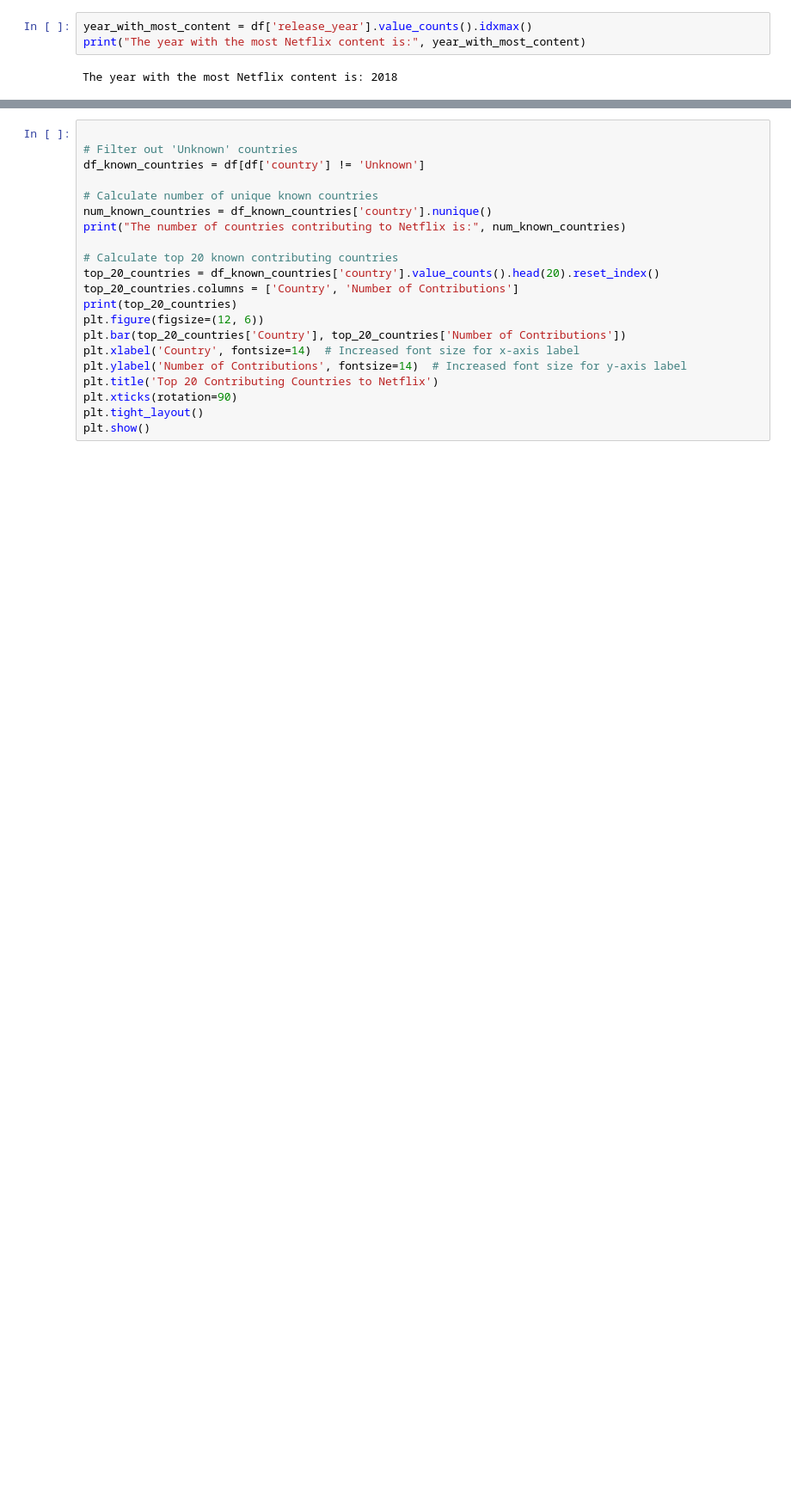
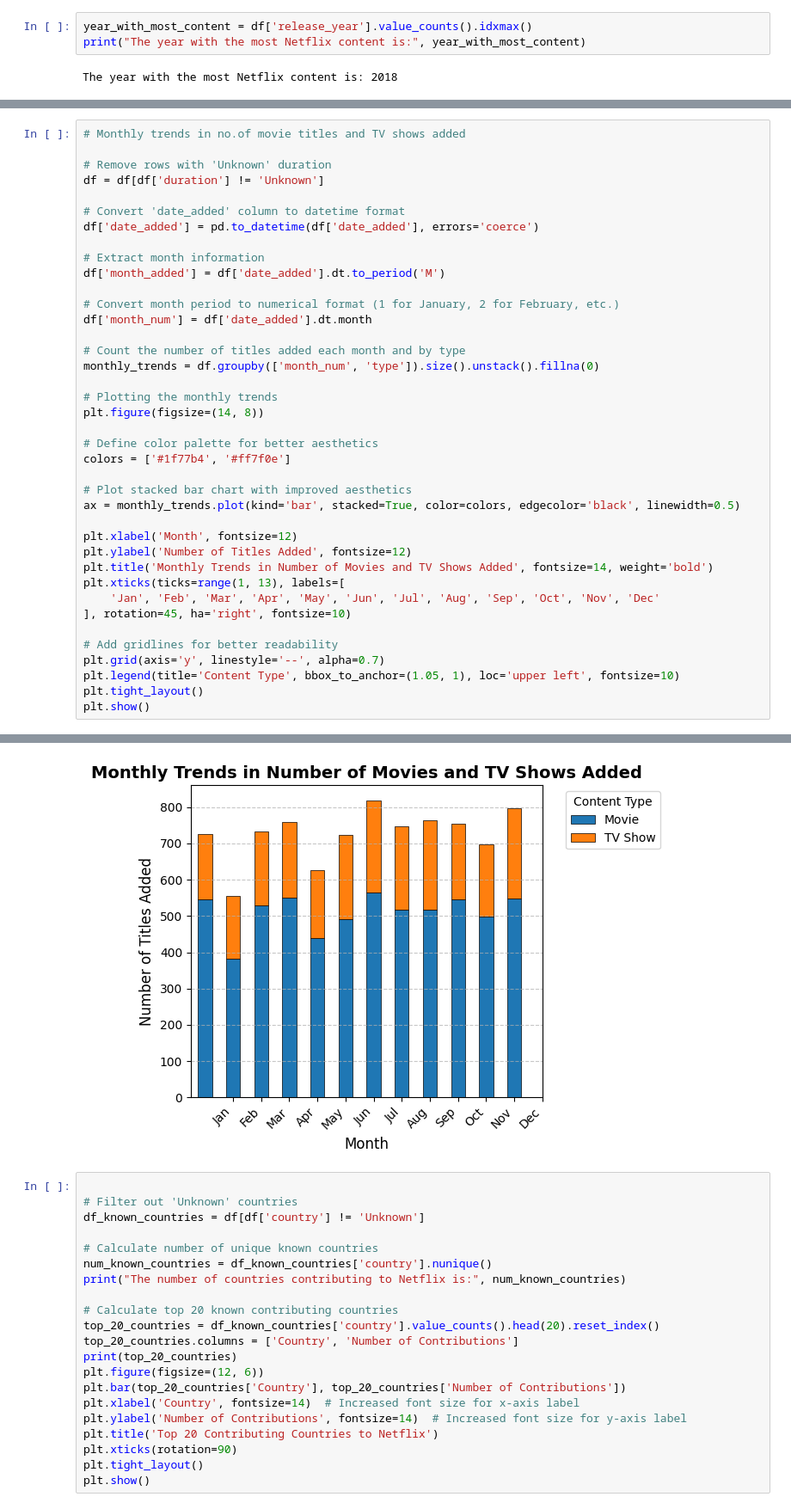
Before and after one commit to lalitha-hari/analysis, a Jupyter notebook: netflix_analysis/analysis.ipynb, the cells around one changed output, grey strips where cells are left out. Shown: that part at 86% size. Drawn from its saved outputs; the diff is of its cells as text; blank space fills up the shorter version.

```diff
--- a/netflix_analysis/analysis.ipynb
+++ b/netflix_analysis/analysis.ipynb
@@ -201,3 +201,43 @@ release_year
 2024       1
 Name: count, Length: 75, dtype: int64
 [figure]
+# %%
+# Monthly trends in no.of movie titles and TV shows added
+
+# Remove rows with 'Unknown' duration
+df = df[df['duration'] != 'Unknown']
+
+# Convert 'date_added' column to datetime format
+df['date_added'] = pd.to_datetime(df['date_added'], errors='coerce')
+
+# Extract month information
+df['month_added'] = df['date_added'].dt.to_period('M')
+
+# Convert month period to numerical format (1 for January, 2 for February, etc.)
+df['month_num'] = df['date_added'].dt.month
+
+# Count the number of titles added each month and by type
+monthly_trends = df.groupby(['month_num', 'type']).size().unstack().fillna(0)
+
+# Plotting the monthly trends
+plt.figure(figsize=(14, 8))
+
+# Define color palette for better aesthetics
+colors = ['#1f77b4', '#ff7f0e']
+
+# Plot stacked bar chart with improved aesthetics
+ax = monthly_trends.plot(kind='bar', stacked=True, color=colors, edgecolor='black', linewidth=0.5)
+
+plt.xlabel('Month', fontsize=12)
+plt.ylabel('Number of Titles Added', fontsize=12)
+plt.title('Monthly Trends in Number of Movies and TV Shows Added', fontsize=14, weight='bold')
+plt.xticks(ticks=range(1, 13), labels=[
+    'Jan', 'Feb', 'Mar', 'Apr', 'May', 'Jun', 'Jul', 'Aug', 'Sep', 'Oct', 'Nov', 'Dec'
+], rotation=45, ha='right', fontsize=10)
+
+# Add gridlines for better readability
+plt.grid(axis='y', linestyle='--', alpha=0.7)
+plt.legend(title='Content Type', bbox_to_anchor=(1.05, 1), loc='upper left', fontsize=10)
+plt.tight_layout()
+plt.show()
+# %% [output]
@@ -204,3 +245,4 @@ Name: count, Length: 75, dtype: int64
+[figure, added]
 # %%
 
 # Filter out 'Unknown' countries
```
Also changed, not shown: parts of 7 cells of this notebook.
